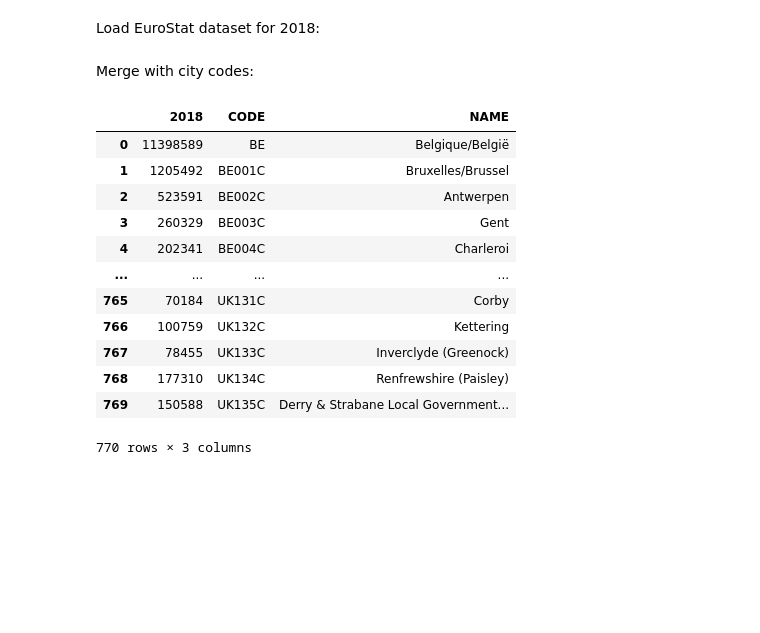
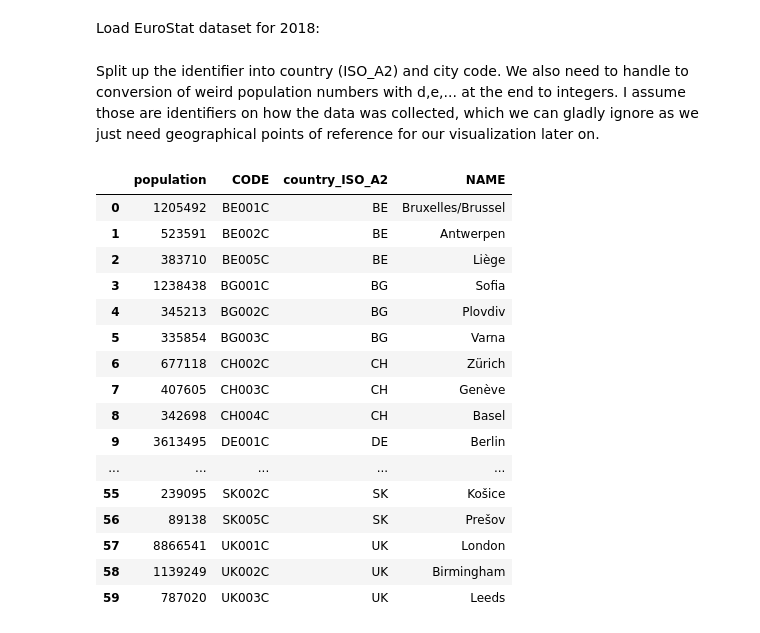
Before and after one commit to pvonderlind/CircadianRythmEU, a Jupyter notebook: circadian_rythm_exploration.ipynb, the cells around one changed output. Drawn from its saved outputs; the diff is of its cells as text; code cells hidden in the pictures; blank space fills up the shorter version.

Commit message:
Add more preprocessing for Urban Audit top 3 cities.

```diff
--- a/circadian_rythm_exploration.ipynb
+++ b/circadian_rythm_exploration.ipynb
@@ -200,25 +200,39 @@ Load EuroStat dataset for 2018:
 # %%
 eu_cities_pop = pd.read_csv('datasets/Eurostat/urban_population/urb_cpop1_page_tabular.tsv', sep='\t', header=0)
 city_codes = pd.read_excel('datasets/Eurostat/urban_population/urb_esms_an4.xlsx', dtype=str)
-# %% [markdown]
-Merge with city codes:
+# %% [markdown]
+Split up the identifier into country (ISO_A2) and city code.
+We also need to handle to conversion of weird population numbers with d,e,... at the end to integers.
+I assume those are identifiers on how the data was collected, which we can gladly ignore as we just
+need geographical points of reference for our visualization later on.
 # %%
+eu_cities_pop.columns = ['code_info','population']
+eu_cities_pop['population'] = eu_cities_pop['population'].apply(lambda x: int(x.split(' ')[0]))
 eu_cities_pop['CODE'] = eu_cities_pop.iloc[:,0].apply(lambda x: x.split(',')[-1])
-eu_cities = eu_cities_pop.merge(city_codes, on='CODE')
-eu_cities = eu_cities.iloc[:,1:]
+eu_cities_pop['country_ISO_A2'] = eu_cities_pop['CODE'].apply(lambda x: x[0:2])
-# %%
-eu_cities
-# %% [output]
-|  | 2018 | CODE | NAME |
-| 0 | 11398589 | BE | Belgique/België |
-| 1 | 1205492 | BE001C | Bruxelles/Brussel |
-| 2 | 523591 | BE002C | Antwerpen |
-| 3 | 260329 | BE003C | Gent |
-| 4 | 202341 | BE004C | Charleroi |
-| ... | ... | ... | ... |
-| 765 | 70184 | UK131C | Corby |
-| 766 | 100759 | UK132C | Kettering |
-| 767 | 78455 | UK133C | Inverclyde (Greenock) |
-| 768 | 177310 | UK134C | Renfrewshire (Paisley) |
-| 769 | 150588 | UK135C | Derry & Strabane Local Government... |
-770 rows × 3 columns
+# %%
+eu_cities = eu_cities_pop.merge(city_codes, on='CODE')
+eu_cities = eu_cities.iloc[:,1:]
+eu_cities = eu_cities[eu_cities_pop['CODE'].apply(lambda x: len(x) > 2)]
+# %%
+TOP_N_COUNTRIES = 3
+top_3_cities_per_country = eu_cities.groupby('country_ISO_A2').apply(lambda x: x.nlargest(TOP_N_COUNTRIES, 'population')).reset_index(drop=True)
+top_3_cities_per_country
+# %% [output]
+|  | population | CODE | country_ISO_A2 | NAME |
+| 0 | 1205492 | BE001C | BE | Bruxelles/Brussel |
+| 1 | 523591 | BE002C | BE | Antwerpen |
+| 2 | 383710 | BE005C | BE | Liège |
+| 3 | 1238438 | BG001C | BG | Sofia |
+| 4 | 345213 | BG002C | BG | Plovdiv |
+| 5 | 335854 | BG003C | BG | Varna |
+| 6 | 677118 | CH002C | CH | Zürich |
+| 7 | 407605 | CH003C | CH | Genève |
+| 8 | 342698 | CH004C | CH | Basel |
+| 9 | 3613495 | DE001C | DE | Berlin |
+| ... | ... | ... | ... | ... |
+| 55 | 239095 | SK002C | SK | Košice |
+| 56 | 89138 | SK005C | SK | Prešov |
+| 57 | 8866541 | UK001C | UK | London |
+| 58 | 1139249 | UK002C | UK | Birmingham |
+| 59 | 787020 | UK003C | UK | Leeds |
```
